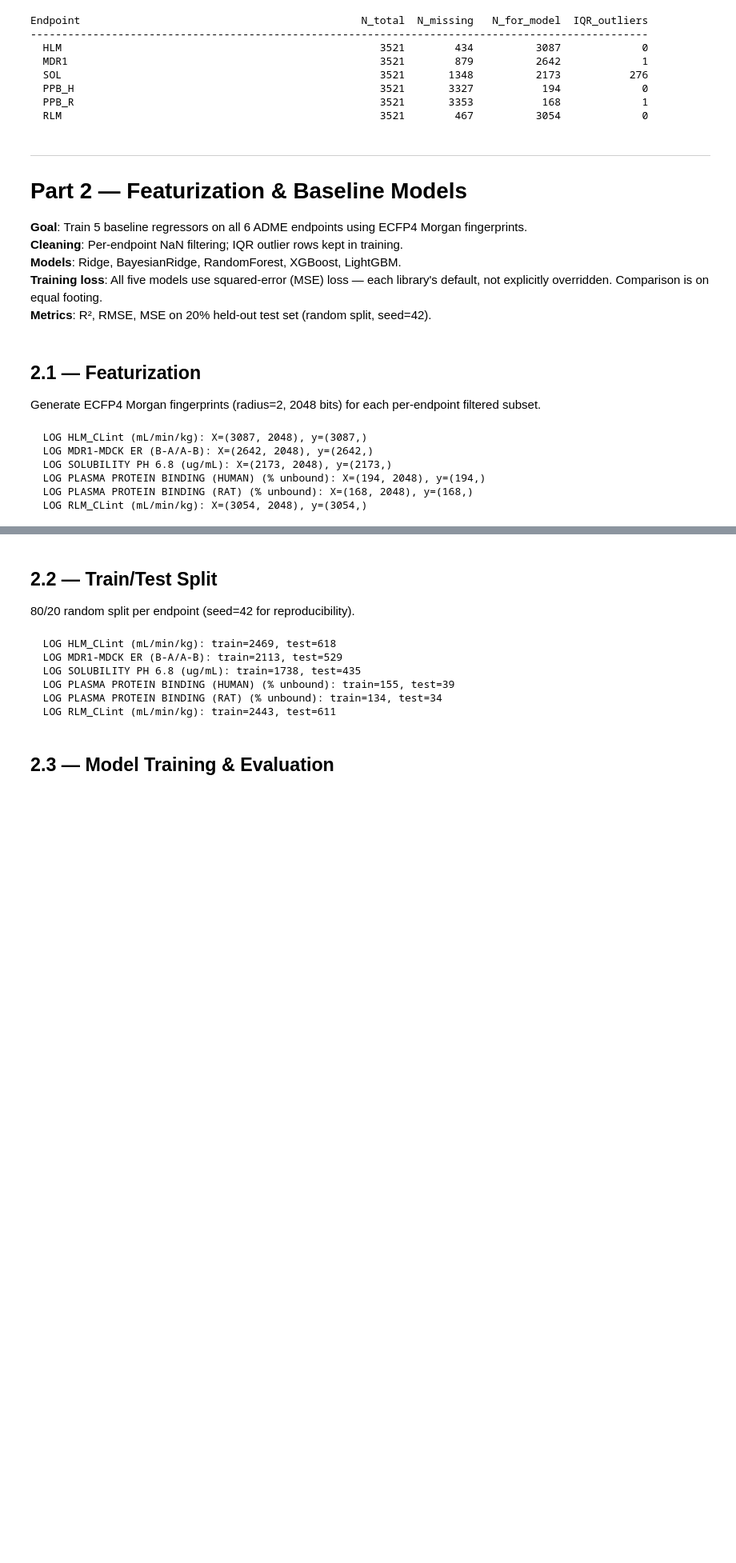
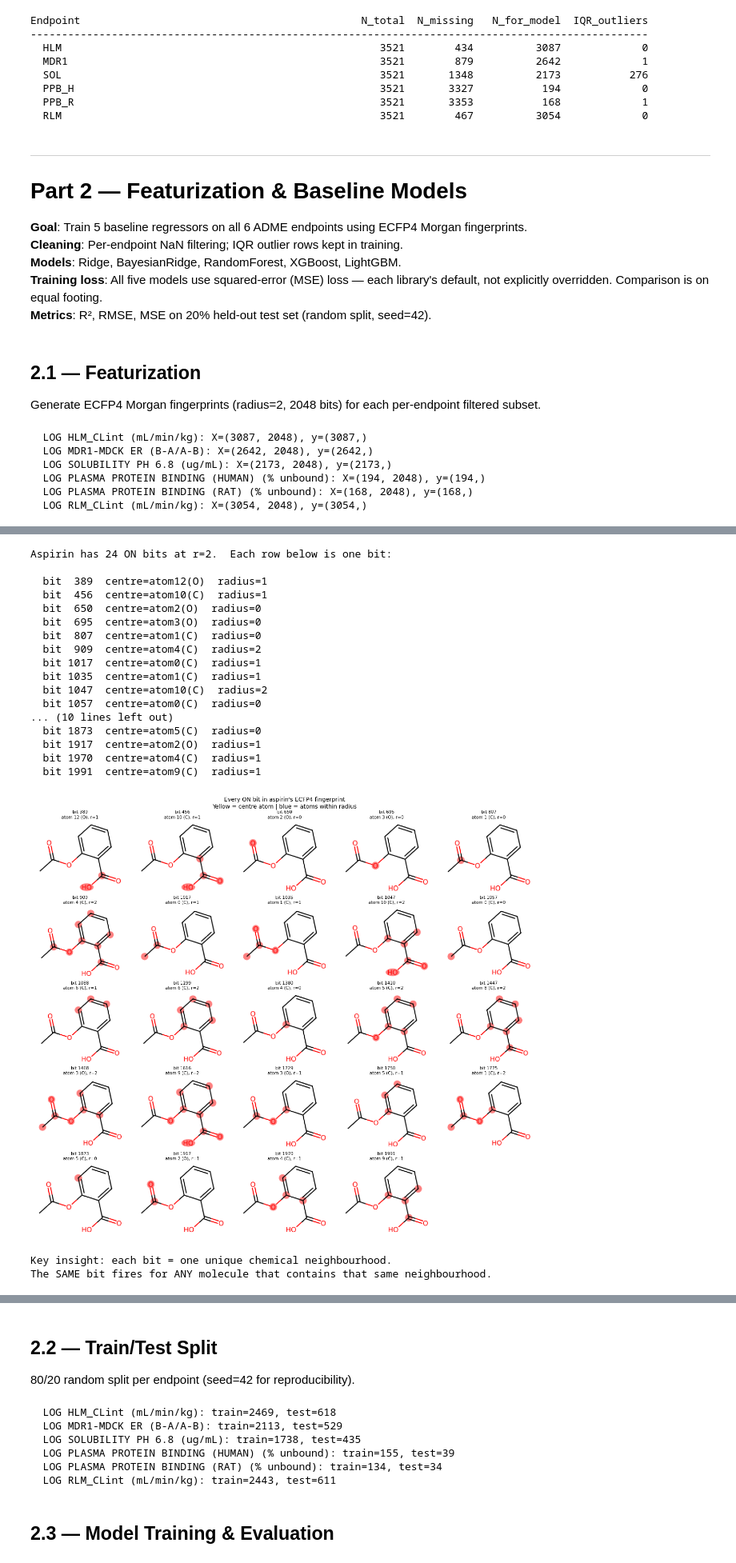
Before and after one commit to Zarif-S/uniq-plus-data-quantity-noise-qsar, a Jupyter notebook: notebooks/01_adme_eda_baseline.ipynb, the cells around one changed output, grey strips where cells are left out. Shown at 80% size. Saved outputs shown, nothing was run; the diff lists cells and outputs as text; code cells hidden in the pictures; blank space fills up the shorter version.

```diff
--- a/notebooks/01_adme_eda_baseline.ipynb
+++ b/notebooks/01_adme_eda_baseline.ipynb
@@ -516,0 +693,78 @@ for col in ENDPOINT_COLS:
+# %%
+# ── Part B: draw the actual circular environments for each ON bit ─────────────
+# DrawMorganBit has a C++ API mismatch in this RDKit build, so we draw manually:
+# FindAtomEnvironmentOfRadiusN gives us the bonds in the circular neighbourhood,
+# then MolToImage highlights those atoms directly.
+
+def draw_morgan_env(mol, centre_atom, radius, size=(200, 160)):
+    """Highlight the Morgan environment of `centre_atom` at `radius`."""
+    bond_ids = Chem.FindAtomEnvironmentOfRadiusN(mol, radius, centre_atom)
+    env_atoms = {centre_atom}
+    for bid in bond_ids:
+        b = mol.GetBondWithIdx(bid)
+        env_atoms.add(b.GetBeginAtomIdx())
+        env_atoms.add(b.GetEndAtomIdx())
+
+    colors = {a: (1.0, 0.85, 0.0) if a == centre_atom   # yellow  = centre
+                 else (0.6, 0.8, 1.0)                    # blue    = neighbourhood
+              for a in env_atoms}
+    return Draw.MolToImage(mol, size=size,
+                           highlightAtoms=list(env_atoms),
+                           highlightAtomColors=colors)
+
+bi = {}
+rdMolDescriptors.GetMorganFingerprintAsBitVect(demo_mol, radius=2, nBits=2048, bitInfo=bi)
+on_bits = sorted(bi.keys())
+print(f"Aspirin has {len(on_bits)} ON bits at r=2.  Each row below is one bit:\n")
+
+for bit in on_bits:
+    atom_idx, radius = bi[bit][0]
+    atom_sym = demo_mol.GetAtomWithIdx(atom_idx).GetSymbol()
+    print(f"  bit {bit:4d}  centre=atom{atom_idx}({atom_sym})  radius={radius}")
+
+n_cols = 5
+n_rows = -(-len(on_bits) // n_cols)
+fig, axes = plt.subplots(n_rows, n_cols, figsize=(n_cols * 2.5, n_rows * 2.2))
+axes = axes.flatten()
+
+for ax, bit in zip(axes, on_bits):
+    atom_idx, radius = bi[bit][0]
+    atom_sym = demo_mol.GetAtomWithIdx(atom_idx).GetSymbol()
+    img = draw_morgan_env(demo_mol, atom_idx, radius, size=(200, 160))
+    ax.imshow(img)
+    ax.axis('off')
+    ax.set_title(f'bit {bit}\natom {atom_idx} ({atom_sym}), r={radius}', fontsize=7.5)
+
+for ax in axes[len(on_bits):]:
+    ax.axis('off')
+
+plt.suptitle(
+    "Every ON bit in aspirin's ECFP4 fingerprint\n"
+    "Yellow = centre atom | blue = atoms within radius",
+    fontsize=10)
+plt.tight_layout()
+plt.show()
+
+print("Key insight: each bit = one unique chemical neighbourhood.")
+print("The SAME bit fires for ANY molecule that contains that same neighbourhood.")
+# %% [output]
+Aspirin has 24 ON bits at r=2.  Each row below is one bit:
+
+  bit  389  centre=atom12(O)  radius=1
+  bit  456  centre=atom10(C)  radius=1
+  bit  650  centre=atom2(O)  radius=0
+  bit  695  centre=atom3(O)  radius=0
+  bit  807  centre=atom1(C)  radius=0
+  bit  909  centre=atom4(C)  radius=2
+  bit 1017  centre=atom0(C)  radius=1
+  bit 1035  centre=atom1(C)  radius=1
+  bit 1047  centre=atom10(C)  radius=2
+  bit 1057  centre=atom0(C)  radius=0
+... (10 lines left out)
+  bit 1873  centre=atom5(C)  radius=0
+  bit 1917  centre=atom2(O)  radius=1
+  bit 1970  centre=atom4(C)  radius=1
+  bit 1991  centre=atom9(C)  radius=1
+[figure, added]
+Key insight: each bit = one unique chemical neighbourhood.
+The SAME bit fires for ANY molecule that contains that same neighbourhood.
```
Also changed, not shown: parts of 17 cells of this notebook, 4 other files.
